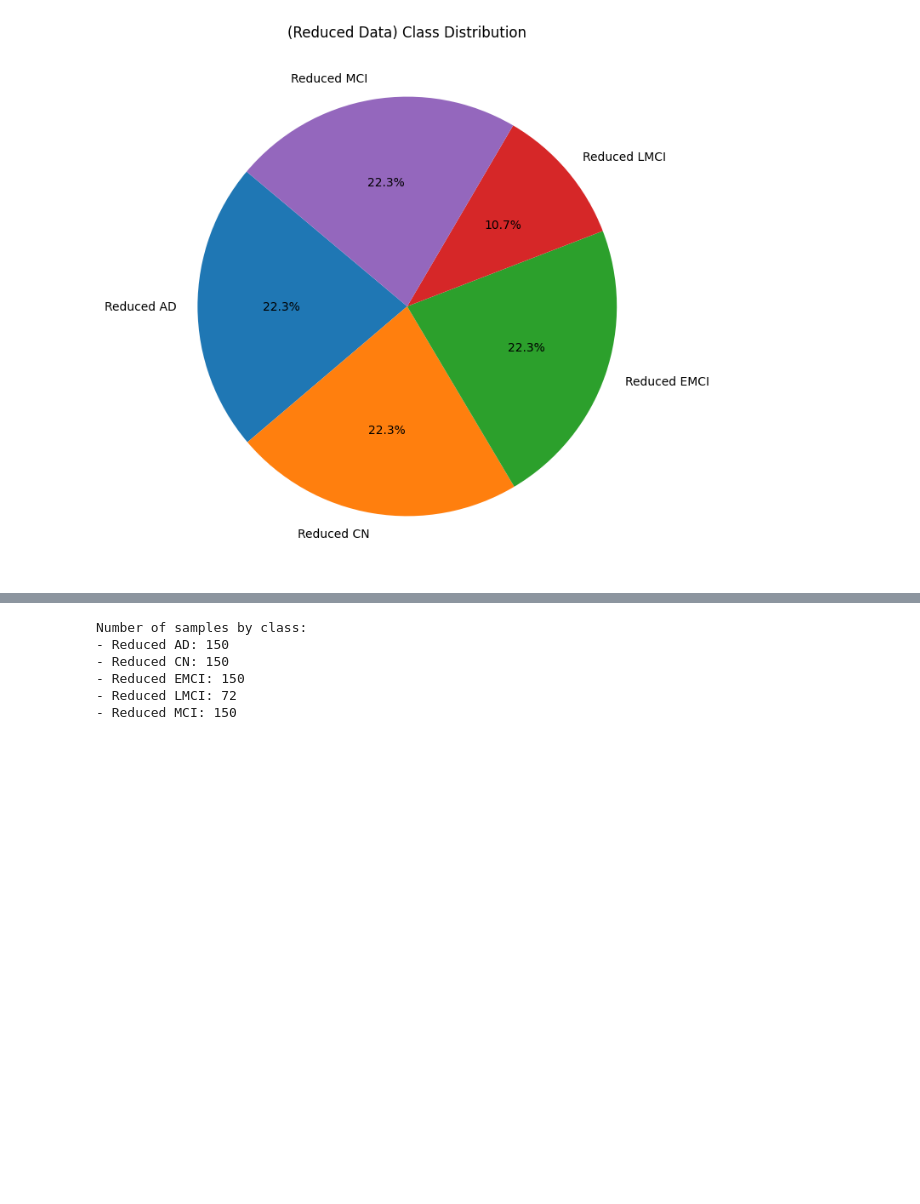
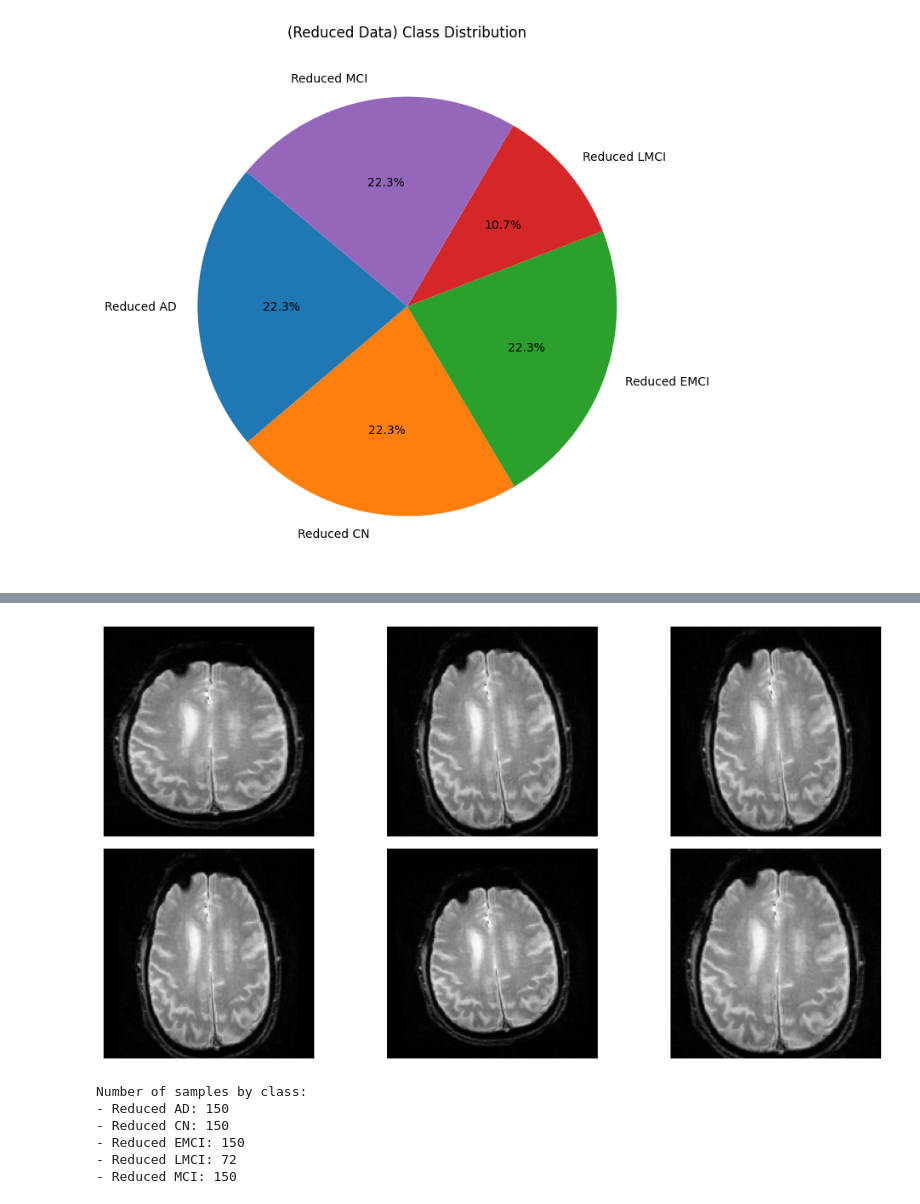
Before and after one commit to jeffock/mri_alz_prog_CNN, a Jupyter notebook: mri_alz_prog.ipynb, the cells around one changed output, grey strips where cells are left out. Cells and saved outputs as stored; diff of their text form; code cells hidden in the pictures; blank space fills up the shorter version.

```diff
--- a/mri_alz_prog.ipynb
+++ b/mri_alz_prog.ipynb
@@ -199,3 +260,44 @@ Number of channels: 3
+# %%
+# Get random image from Reduced AD
+labels = os.listdir(train_path)
+random_label = np.random.choice(labels)
+random_img = np.random.choice((os.listdir(os.path.join(train_path, random_label))))
+img_path = os.path.join(train_path, random_label, random_img)
+
+import numpy as np
+import matplotlib.pyplot as plt
+from tensorflow.keras.preprocessing.image import ImageDataGenerator, img_to_array, array_to_img, load_img
+
+# Load a sample image
+sample_img_path = img_path  # Replace with the path to an example image
+sample_img = load_img(sample_img_path, target_size=(224, 224))  # Resize image to target size
+sample_img_array = img_to_array(sample_img)  # Convert image to array
+sample_img_array = np.expand_dims(sample_img_array, axis=0)  # Add batch dimension
+
+# Create the ImageDataGenerator with the same settings as in your code
+train_datagen = ImageDataGenerator(
+    preprocessing_function=None,  # Replace with preprocess_input if needed
+    shear_range=0.15,
+    zoom_range=0.15,
+    rotation_range=5,
+    fill_mode='nearest',
+    validation_split=0.2  # This won't affect augmentation display
+)
+
+# Generate augmented images
+augmented_images = train_datagen.flow(sample_img_array, batch_size=1)
+
+# Plot the augmented images
+plt.figure(figsize=(12, 6))
+for i in range(6):  # Display 6 augmented versions of the image
+    augmented_img = next(augmented_images)[0].astype('uint8')  # Get the next augmented image
+    plt.subplot(2, 3, i + 1)
+    plt.imshow(array_to_img(augmented_img))
+    plt.axis('off')
+plt.tight_layout()
+plt.show()
+# %% [output]
+[figure, added]
 # %%
 # Number of samples
 print("Number of samples by class:")
```
Also changed, not shown: parts of 3 cells of this notebook.
